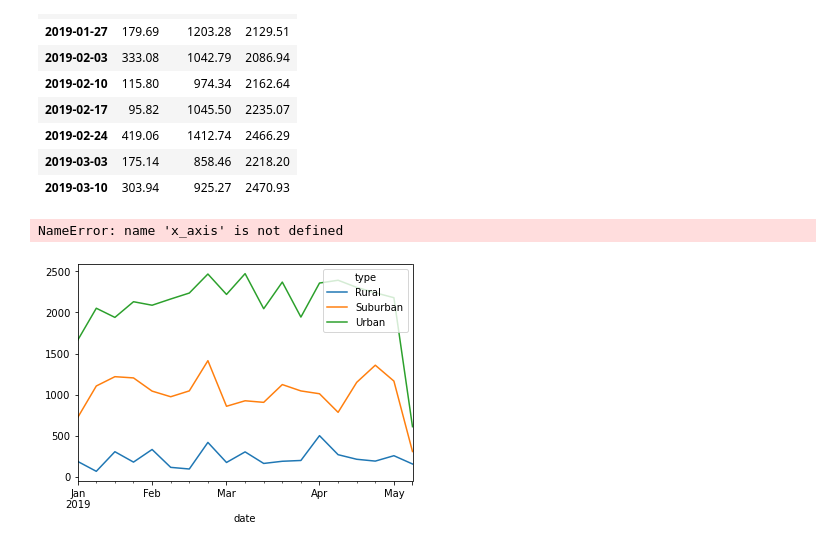
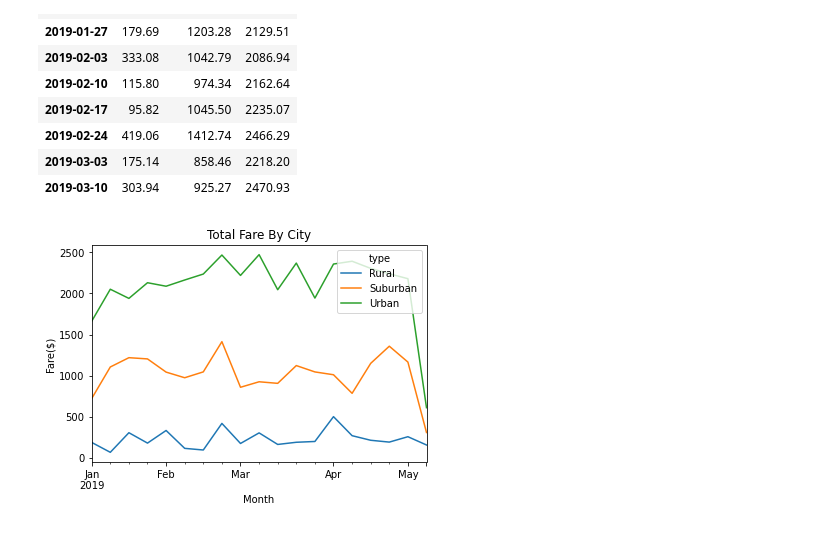
Before and after one commit to KathleenYager/PyBer-Analysis, a Jupyter notebook: PyBer_Challenge.ipynb, the cells around one changed output. Drawn from its saved outputs; the diff is of its cells as text; code cells hidden in the pictures.

```diff
--- a/PyBer_Challenge.ipynb
+++ b/PyBer_Challenge.ipynb
@@ -294,22 +294,21 @@ date_type_pivot_week.head(10)
 # %%
 # 8. Using the object-oriented interface method, plot the resample DataFrame using the df.plot() function.
 
 # Import the style from Matplotlib.
 from matplotlib import style
 
 date_type_pivot_week.plot()
-plt.plot(x_axis, y_axis)
+
 plt.ylabel("Fare($)")
 plt.xlabel("Month")
 plt.title("Total Fare By City")
 
 # Use the graph style fivethirtyeight.
 style.use('fivethirtyeight')
 
 # Save the figure.
 plt.savefig("analysis/Fig1.png")
 
 plt.show()
 # %% [output]
-NameError: name 'x_axis' is not defined
-[figure, old version]
+[figure, new version]
```
